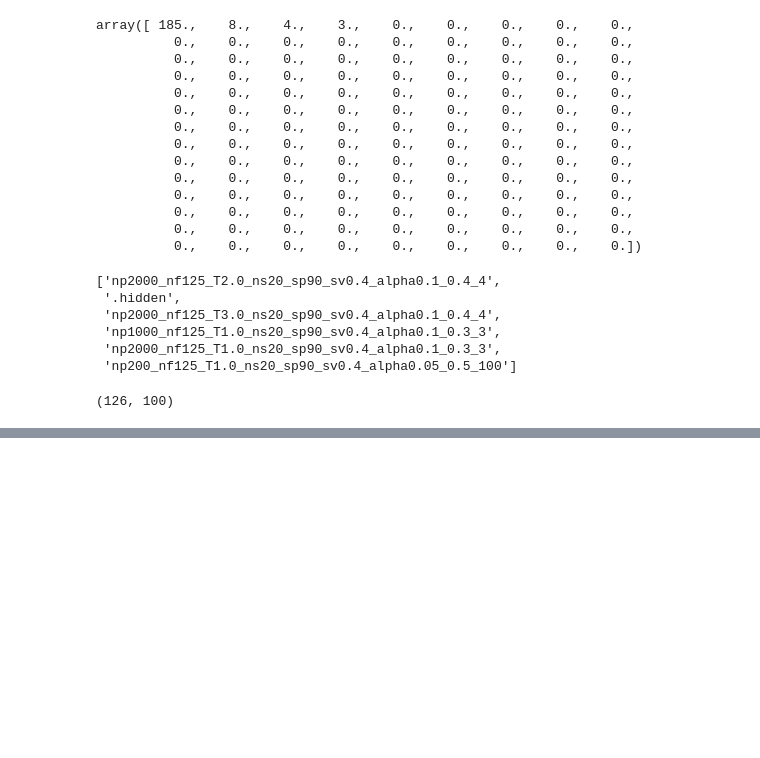
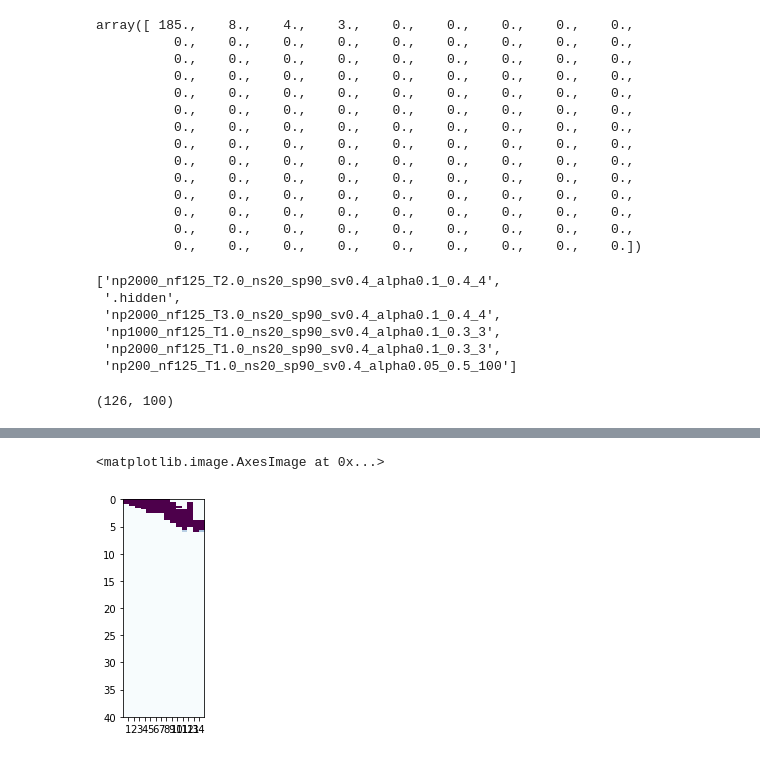
Before and after one commit to Raghav-singhal/rare-credit-portfolio, a Jupyter notebook: IPS/plots.ipynb, the cells around one changed output, grey strips where cells are left out. Drawn from its saved outputs; the diff is of its cells as text; code cells hidden in the pictures; blank space fills up the shorter version.

```diff
--- a/IPS/plots.ipynb
+++ b/IPS/plots.ipynb
@@ -102,3 +104,26 @@ os.listdir('results')
 C.shape
 # %% [output]
 (126, 100)
+# %%
+res = {}
+res_dir = '/Users/abhishek/MonteCarlo/project/rare-credit-portfolio/IPS/results/'
+directory = 'LIM_np100000_nf125_T5.0_MCFalse_alpha2.0_7.2_14'
+with open(res_dir+os.sep+directory+os.sep+'output.pkl','rb+') as pfile:
+    try:
+        res[directory] = pickle.load(pfile)
+    except pickle.UnpicklingError:
+        print('error for '+directory)
+# %%
+fname = 'LIM_np100000_nf125_T5.0_MCFalse_alpha2.0_7.2_14'
+#fname = 'np2000_nf125_T1.0_ns20_sp90_sv0.4_sigma0.4_DVFalse_alpha0.05_0.5_100'
+default_prob = res[fname]['default_prob']
+args = res[fname]['args']
+alpha = res[fname]['alpha']
+print(alpha)
+k = np.arange(args.nfirms)+1
+#k = np.arange(40)
+A,B = np.meshgrid(alpha,k)
+C = np.vstack(default_prob).T
+print(C.shape)
+print(len(alpha))
+print(len(k))
@@ -104,0 +155,7 @@ C.shape
+# %%
+plt.xticks(np.arange(1, 15, 1.0))
+plt.imshow(C,extent=(0,15,40,0),
+        cmap=cm.BuPu,vmax=1e-40)
+# %% [output]
+<matplotlib.image.AxesImage at 0x...>
+[figure, added]
```
Also changed, not shown: parts of 8 cells of this notebook, 15 other files.
